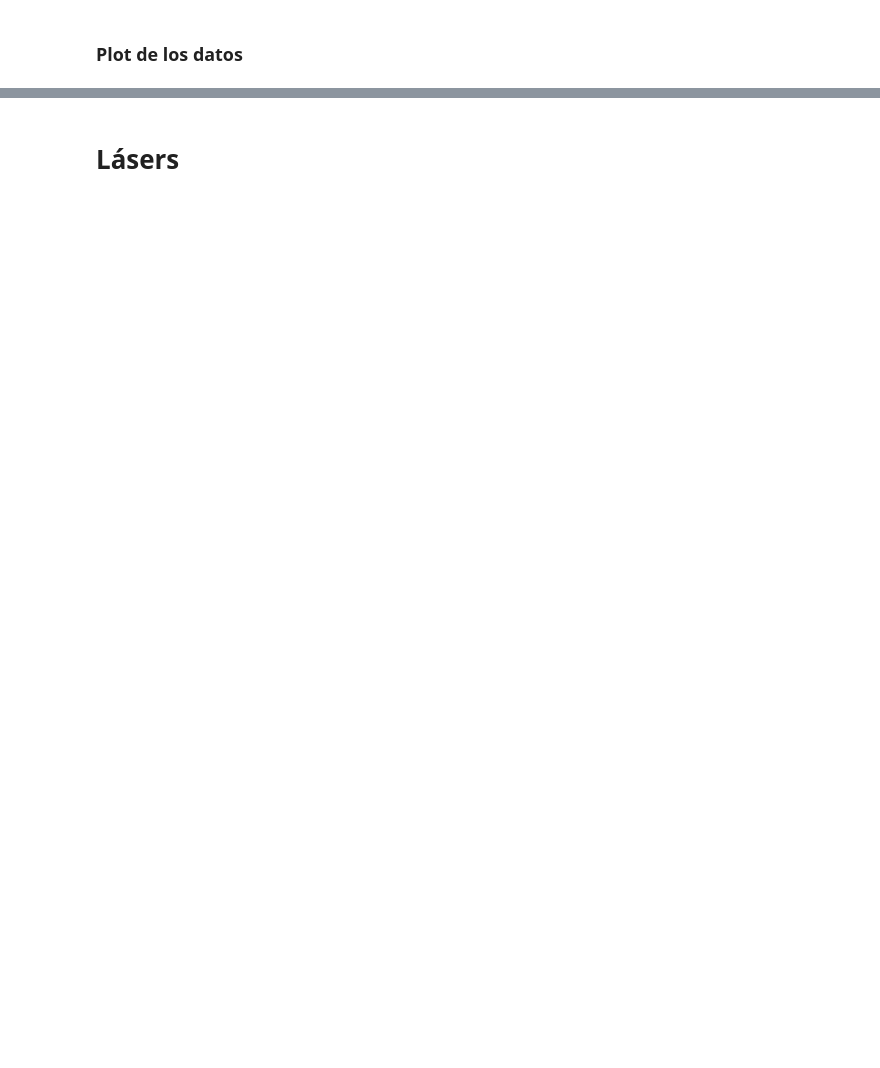
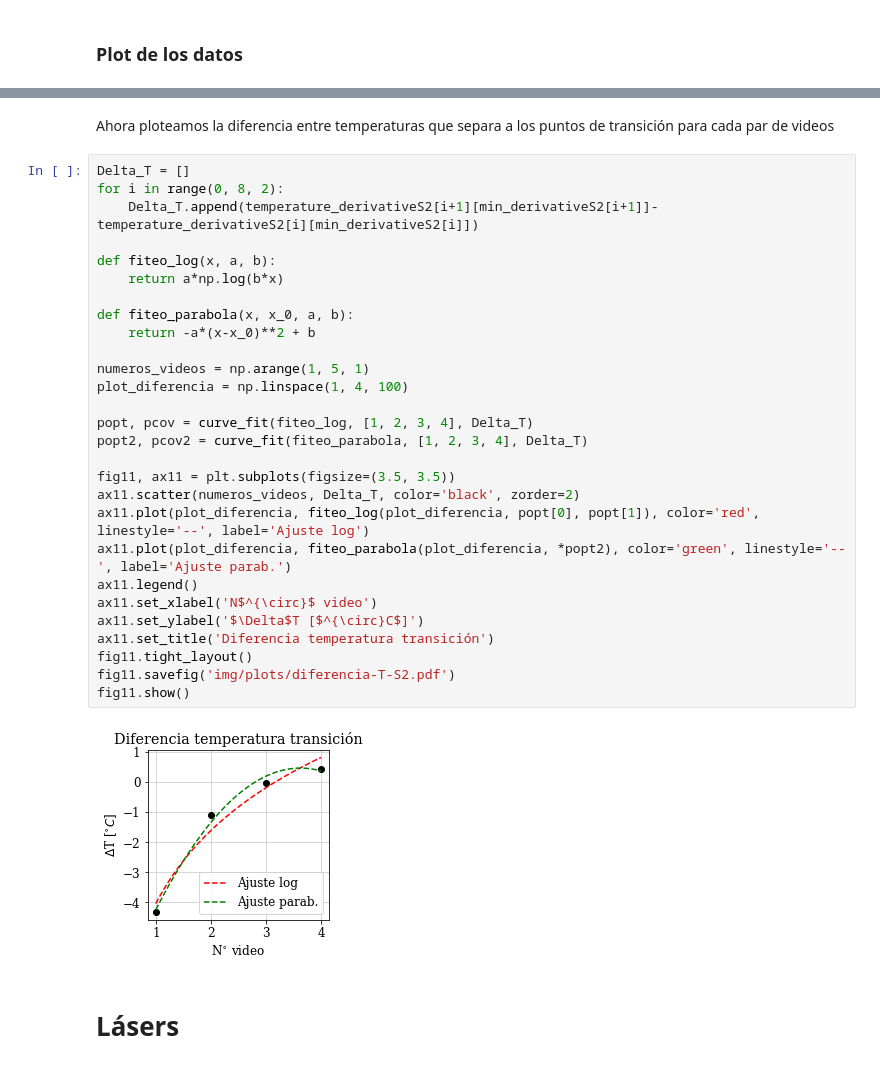
Before and after one commit to Wenupi/analysis-liquid_crystals, a Jupyter notebook: termo.ipynb, the cells around one changed output, grey strips where cells are left out. Saved outputs shown, nothing was run; the diff lists cells and outputs as text; blank space fills up the shorter version.

```diff
--- a/termo.ipynb
+++ b/termo.ipynb
@@ -505,3 +562,35 @@ fig8.show()
+# %% [markdown]
+Ahora ploteamos la diferencia entre temperaturas que separa a los puntos de transición para cada par de videos
+# %%
+Delta_T = []
+for i in range(0, 8, 2):
+    Delta_T.append(temperature_derivativeS2[i+1][min_derivativeS2[i+1]]-temperature_derivativeS2[i][min_derivativeS2[i]])
+
+def fiteo_log(x, a, b):
+    return a*np.log(b*x)
+
+def fiteo_parabola(x, x_0, a, b):
+    return -a*(x-x_0)**2 + b
+
+numeros_videos = np.arange(1, 5, 1)
+plot_diferencia = np.linspace(1, 4, 100)
+
+popt, pcov = curve_fit(fiteo_log, [1, 2, 3, 4], Delta_T)
+popt2, pcov2 = curve_fit(fiteo_parabola, [1, 2, 3, 4], Delta_T)
+
+fig11, ax11 = plt.subplots(figsize=(3.5, 3.5))
+ax11.scatter(numeros_videos, Delta_T, color='black', zorder=2)
+ax11.plot(plot_diferencia, fiteo_log(plot_diferencia, popt[0], popt[1]), color='red', linestyle='--', label='Ajuste log')
+ax11.plot(plot_diferencia, fiteo_parabola(plot_diferencia, *popt2), color='green', linestyle='--', label='Ajuste parab.')
+ax11.legend()
+ax11.set_xlabel('N$^{\circ}$ video')
+ax11.set_ylabel('$\Delta$T [$^{\circ}C$]')
+ax11.set_title('Diferencia temperatura transición')
+fig11.tight_layout()
+fig11.savefig('img/plots/diferencia-T-S2.pdf')
+fig11.show()
+# %% [output]
+[figure, added]
 # %% [markdown]
 # Lásers
 # %%
```
Also changed, not shown: parts of 10 cells of this notebook, 3 other files.
